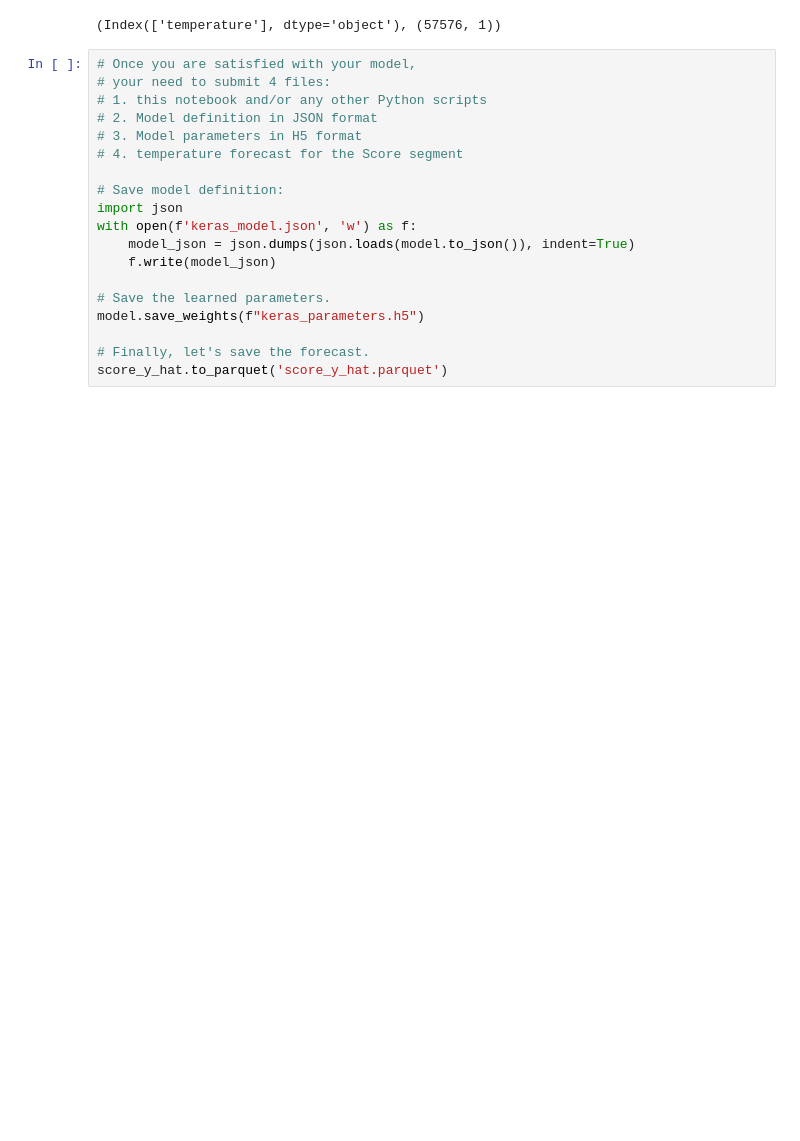
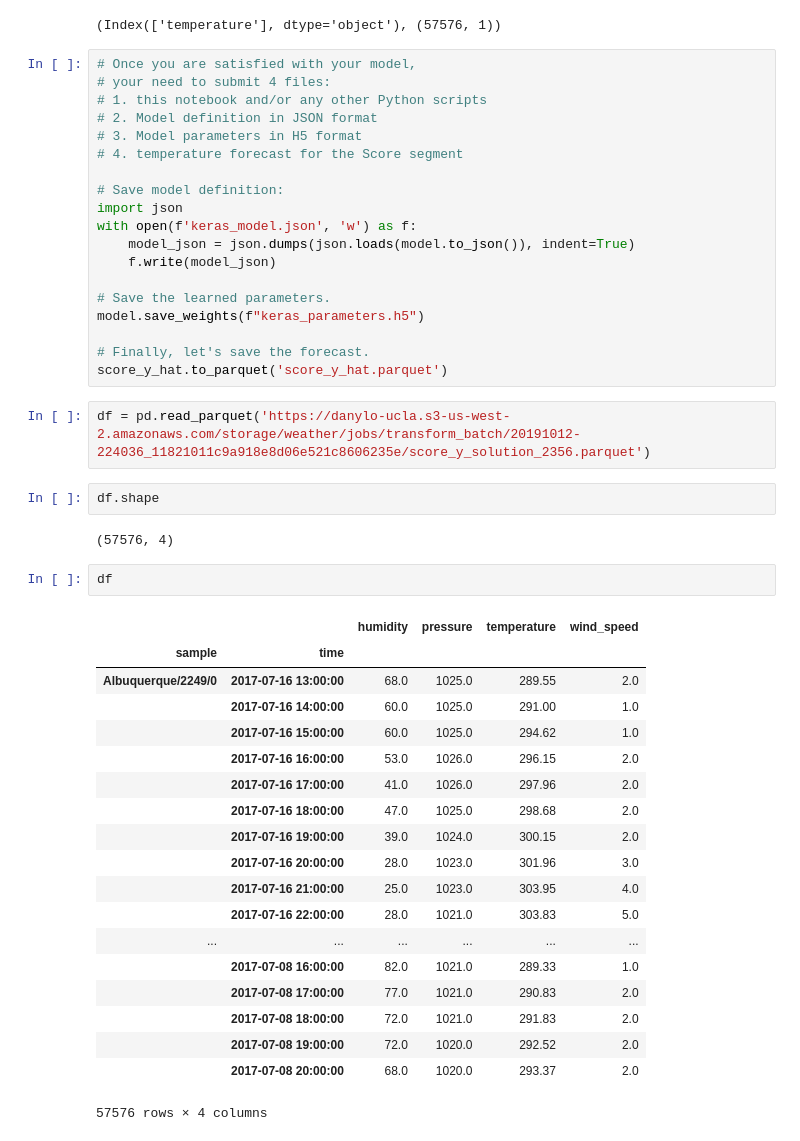
Before and after one commit to hellodanylo/ucla-deeplearning, a Jupyter notebook: 03_rnn/WeatherNet.ipynb, the cells around one changed output. Saved outputs shown, nothing was run; the diff lists cells and outputs as text; blank space fills up the shorter version.

```diff
--- a/03_rnn/WeatherForecast.ipynb
+++ b/03_rnn/WeatherNet.ipynb
@@ -401,3 +401,31 @@ model.save_weights(f"keras_parameters.h5")
 
 # Finally, let's save the forecast.
 score_y_hat.to_parquet('score_y_hat.parquet')
+# %%
+df = pd.read_parquet('https://danylo-ucla.s3-us-west-2.amazonaws.com/storage/weather/jobs/transform_batch/20191012-224036_11821011c9a918e8d06e521c8606235e/score_y_solution_2356.parquet')
+# %%
+df.shape
+# %% [output]
+(57576, 4)
+# %%
+df
+# %% [output]
+|  |  | humidity | pressure | temperature | wind_speed |
+| sample | time |  |  |  |  |
+| Albuquerque/2249/0 | 2017-07-16 13:00:00 | 68.0 | 1025.0 | 289.55 | 2.0 |
+|  | 2017-07-16 14:00:00 | 60.0 | 1025.0 | 291.00 | 1.0 |
+|  | 2017-07-16 15:00:00 | 60.0 | 1025.0 | 294.62 | 1.0 |
+|  | 2017-07-16 16:00:00 | 53.0 | 1026.0 | 296.15 | 2.0 |
+|  | 2017-07-16 17:00:00 | 41.0 | 1026.0 | 297.96 | 2.0 |
+|  | 2017-07-16 18:00:00 | 47.0 | 1025.0 | 298.68 | 2.0 |
+|  | 2017-07-16 19:00:00 | 39.0 | 1024.0 | 300.15 | 2.0 |
+|  | 2017-07-16 20:00:00 | 28.0 | 1023.0 | 301.96 | 3.0 |
+|  | 2017-07-16 21:00:00 | 25.0 | 1023.0 | 303.95 | 4.0 |
+|  | 2017-07-16 22:00:00 | 28.0 | 1021.0 | 303.83 | 5.0 |
+| ... | ... | ... | ... | ... | ... |
+|  | 2017-07-08 16:00:00 | 82.0 | 1021.0 | 289.33 | 1.0 |
+|  | 2017-07-08 17:00:00 | 77.0 | 1021.0 | 290.83 | 2.0 |
+|  | 2017-07-08 18:00:00 | 72.0 | 1021.0 | 291.83 | 2.0 |
+|  | 2017-07-08 19:00:00 | 72.0 | 1020.0 | 292.52 | 2.0 |
+|  | 2017-07-08 20:00:00 | 68.0 | 1020.0 | 293.37 | 2.0 |
+57576 rows × 4 columns
```
Also changed, not shown: 2 other files.
